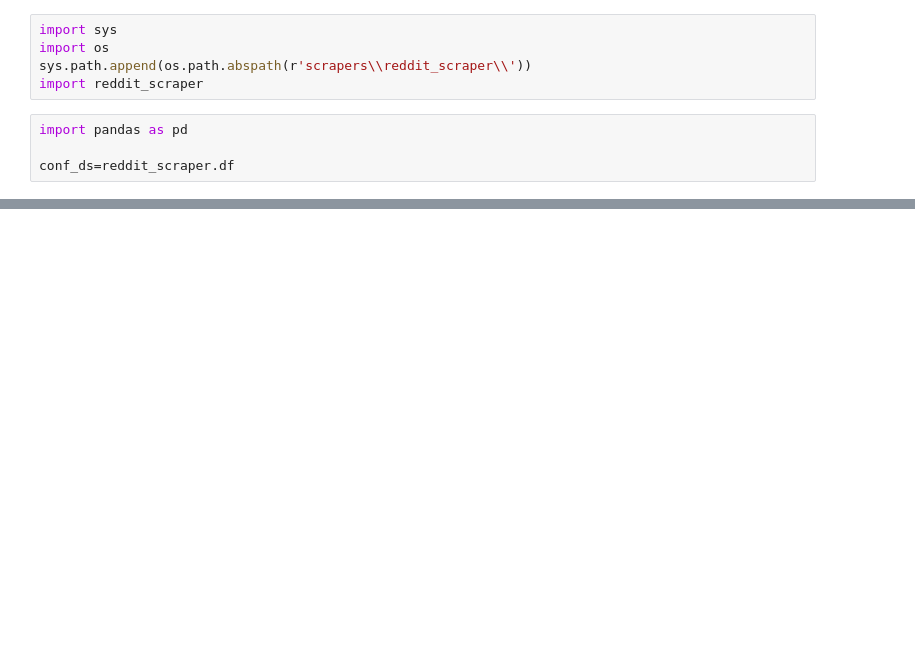
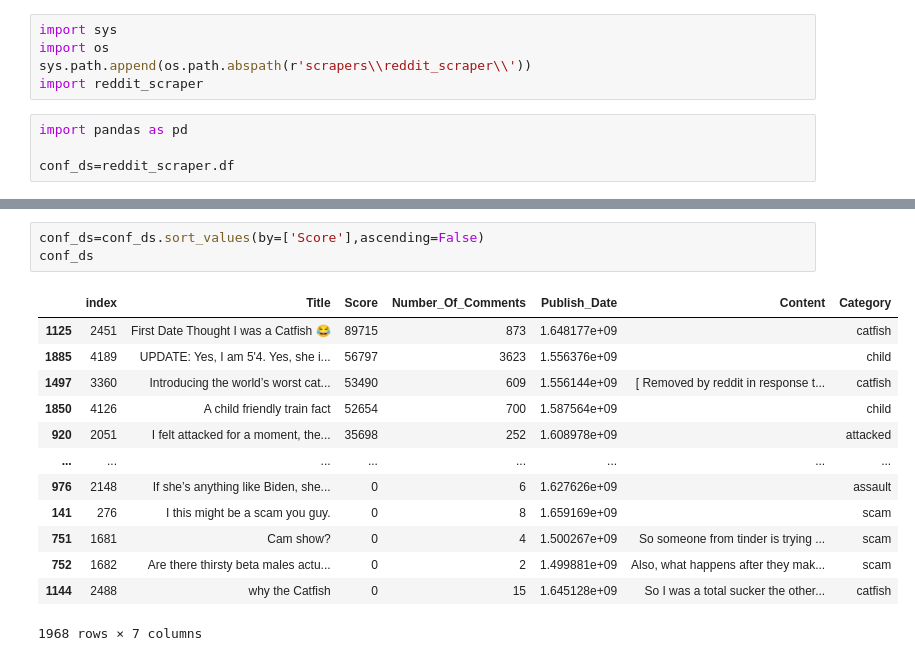
Before and after one commit to Akirachang/dating-app-scraper, a Jupyter notebook: confessionsclassifier.ipynb, the cells around one changed output, grey strips where cells are left out. Drawn from its saved outputs; the diff is of its cells as text; blank space fills up the shorter version.

```diff
--- a/confessionsclassifier.ipynb
+++ b/confessionsclassifier.ipynb
@@ -26,3 +28,20 @@ conf_ds
+# %%
+conf_ds=conf_ds.sort_values(by=['Score'],ascending=False)
+conf_ds
+# %% [output]
+|  | index | Title | Score | Number_Of_Comments | Publish_Date | Content | Category |
+| 1125 | 2451 | First Date Thought I was a Catfish 😂 | 89715 | 873 | 1.648177e+09 |  | catfish |
+| 1885 | 4189 | UPDATE: Yes, I am 5'4. Yes, she i... | 56797 | 3623 | 1.556376e+09 |  | child |
+| 1497 | 3360 | Introducing the world’s worst cat... | 53490 | 609 | 1.556144e+09 | [ Removed by reddit in response t... | catfish |
+| 1850 | 4126 | A child friendly train fact | 52654 | 700 | 1.587564e+09 |  | child |
+| 920 | 2051 | I felt attacked for a moment, the... | 35698 | 252 | 1.608978e+09 |  | attacked |
+| ... | ... | ... | ... | ... | ... | ... | ... |
+| 976 | 2148 | If she’s anything like Biden, she... | 0 | 6 | 1.627626e+09 |  | assault |
+| 141 | 276 | I this might be a scam you guy. | 0 | 8 | 1.659169e+09 |  | scam |
+| 751 | 1681 | Cam show? | 0 | 4 | 1.500267e+09 | So someone from tinder is trying ... | scam |
+| 752 | 1682 | Are there thirsty beta males actu... | 0 | 2 | 1.499881e+09 | Also, what happens after they mak... | scam |
+| 1144 | 2488 | why the Catfish | 0 | 15 | 1.645128e+09 | So I was a total sucker the other... | catfish |
+1968 rows × 7 columns
 # %%
 import matplotlib.pyplot as plt
 import numpy as np
```
Also changed, not shown: parts of 14 cells of this notebook, 2 other files.
